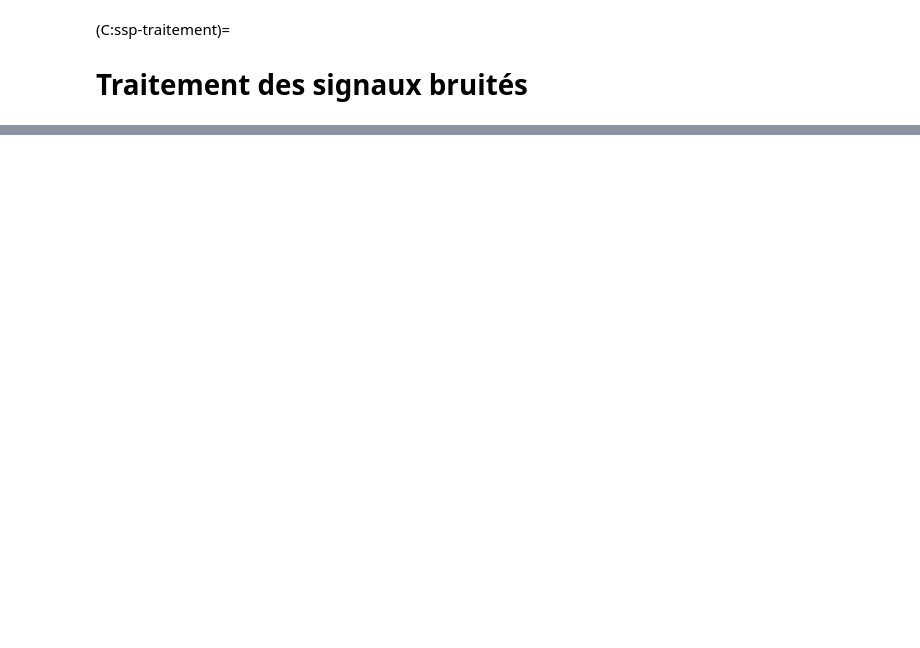
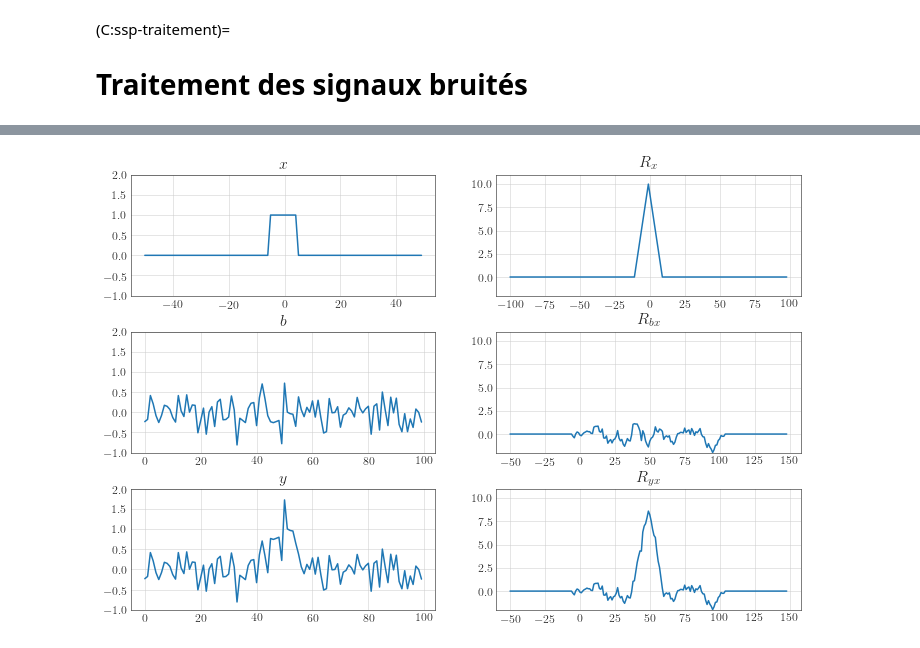
Before and after one commit to vincmazet/signal2, a Jupyter notebook: _sources/ssp-traitement.ipynb, the cells around one changed output, grey strips where cells are left out. Cells and saved outputs as stored; diff of their text form; code cells hidden in the pictures; blank space fills up the shorter version.

```diff
--- a/_sources/ssp-traitement.ipynb
+++ b/_sources/ssp-traitement.ipynb
@@ -1,6 +1,15 @@
 # %% [markdown]
 (C:ssp-traitement)=
 # Traitement des signaux bruités
+# %%
+import numpy as np
+import matplotlib.pyplot as plt
+import scipy.signal as signal
+from myst_nb import glue
+
+plt.style.use('seaborn-whitegrid')
+plt.rc('text', usetex=True)
+plt.rc('font', family='serif')
 # %% [markdown]
 ## Détection de signaux
 
@@ -128,0 +210,59 @@ Il faut faire les calculs avec la représentation vectorielle
+# %%
+# Exemple de filtre adapté
+
+def addplot(x, y, title, ylim):
+
+    # Nouveau subplot
+    spi = len(fig.get_axes()) + 1
+    ax = plt.subplot(3, 2, spi)
+
+    # Bordure en noir + grille
+    for side in ['bottom', 'top', 'right', 'left']:
+        ax.spines[side].set_color('k')
+        ax.spines[side].set_linewidth(0.5)
+    ax.grid(linewidth=0.5)
+
+    # Signal
+    plt.plot(x, y, 'tab:blue')
+    ax.set_ylim(ylim)
+
+    # Taille de police
+    plt.xticks(fontsize=12)
+    plt.yticks(fontsize=12)
+    plt.title(title, fontsize=16)
+
+
+N = 100
+nx = np.arange(-N/2, N/2)
+n = np.arange(0, N)
+mx = np.arange(-N, N-1)
+m = np.arange(50-N, 50+N-1)
+
+# Motif
+x = np.concatenate([np.zeros(45), np.ones(10), np.zeros(45)])
+
+# Bruit
+rsb = 20
+Px = np.linalg.norm(x)**2
+sig = np.sqrt( Px * 10**(-rsb/10) )
+b = np.random.randn(N)*sig
+
+# Observation
+y = x + b
+
+# Intercorrélations
+Rxx = np.correlate(x, x, "full")
+Rbx = np.correlate(b, x, "full")
+Ryx = np.correlate(y, x, "full")
+
+# Affichage
+fig = plt.figure(figsize=(12, 8))
+addplot(nx, x,   "$x$",      ylim=[-1, 2])
+addplot(mx, Rxx, "$R_{x}$",  ylim=[-2, 11])
+addplot(n,  b,   "$b$",      ylim=[-1, 2])
+addplot(m,  Rbx, "$R_{bx}$", ylim=[-2, 11])
+addplot(n,  y,   "$y$",      ylim=[-1, 2])
+addplot(m,  Ryx, "$R_{yx}$", ylim=[-2, 11])
+plt.subplots_adjust(hspace=0.3)
+glue("G:ssp:filtre-adapte", fig, display=False)
+# %% [output]
@@ -128,0 +270 @@ Il faut faire les calculs avec la représentation vectorielle
+[figure, added]
```
Also changed, not shown: parts of 11 cells of this notebook, 19 other files.
